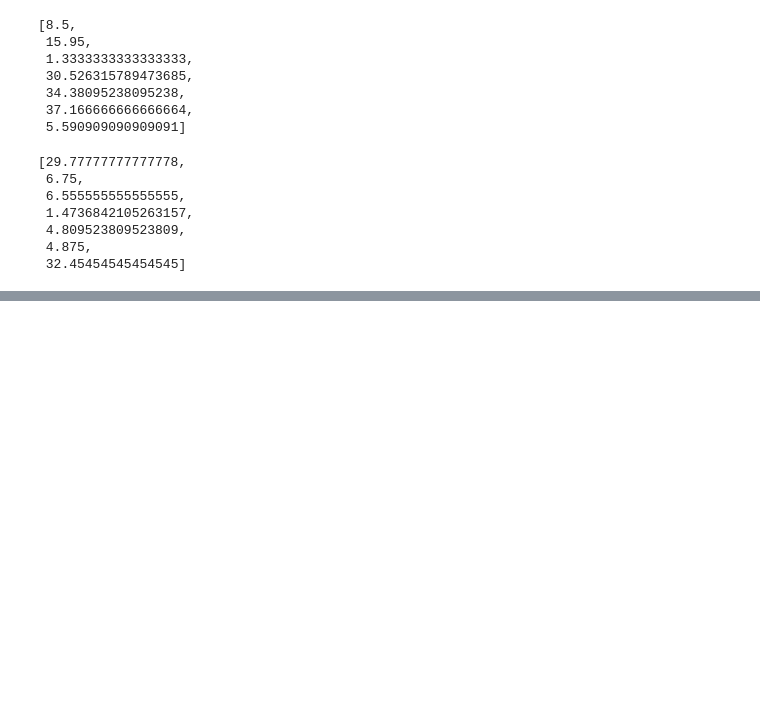
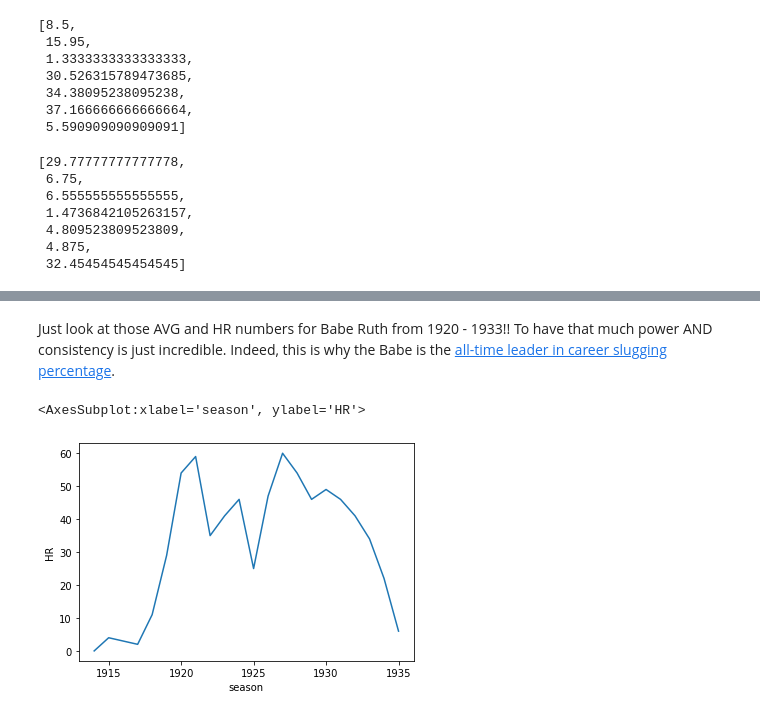
Before and after one commit to digitizdat/mlbstats, a Jupyter notebook: notebook.ipynb, the cells around one changed output, grey strips where cells are left out. Drawn from its saved outputs; the diff is of its cells as text; code cells hidden in the pictures; blank space fills up the shorter version.

Commit message:
Updated notebook w/Babe history

```diff
--- a/notebook.ipynb
+++ b/notebook.ipynb
@@ -110,0 +133,10 @@ players = [mm, tg, wb, oz, hw, tc, br]
+# %% [markdown]
+Just look at those AVG and HR numbers for Babe Ruth from 1920 - 1933!! To have that much power AND consistency is just incredible. Indeed, this is why the Babe is the [all-time leader in career slugging percentage](https://en.wikipedia.org/wiki/List_of_Major_League_Baseball_career_slugging_percentage_leaders).
+# %%
+br['season'] = br['season'].astype('int')
+
+import seaborn as sns
+sns.lineplot(br["season"], br["HR"])
+# %% [output]
+<AxesSubplot:xlabel='season', ylabel='HR'>
+[figure, added]
```
Also changed, not shown: parts of 7 cells of this notebook.
